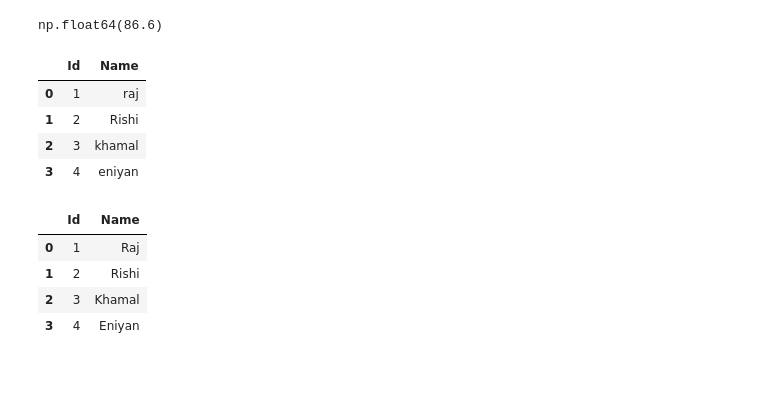
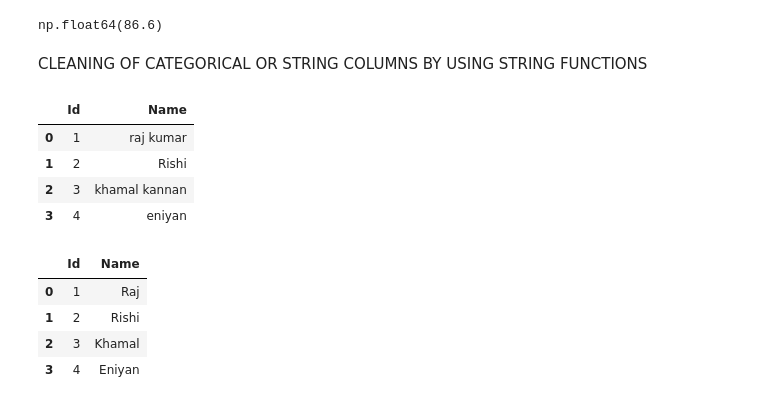
Before and after one commit to Nivetha1705/Practice-Data-Analytics, a Jupyter notebook: Python/Pandas(Travel dataset).ipynb, the cells around one changed output. Drawn from its saved outputs; the diff is of its cells as text; code cells hidden in the pictures; blank space fills up the shorter version.

```diff
--- a/Python/Pandas(Travel dataset).ipynb
+++ b/Python/Pandas(Travel dataset).ipynb
@@ -863,18 +863,21 @@ raju["Marks"].mean()
 # %% [output]
 86.6
 np.float64(86.6)
+# %% [markdown]
+CLEANING OF CATEGORICAL OR STRING COLUMNS BY USING STRING FUNCTIONS
 # %%
+import pandas as pd
 data1={
     "Id" : [1,2,3,4],
-    "Name" : ["raj", "  Rishi", "khamal   ", " eniyan"]
+    "Name" : ["   raj kumar", "  Rishi", "khamal kannan  ", " eniyan"]
 }
 df1=pd.DataFrame(data1)
 df1
 # %% [output]
 |  | Id | Name |
-| 0 | 1 | raj |
+| 0 | 1 | raj kumar |
 | 1 | 2 | Rishi |
-| 2 | 3 | khamal |
+| 2 | 3 | khamal kannan |
 | 3 | 4 | eniyan |
 # %%
 df1["Name"]=df1["Name"].str.strip()
```
Also changed, not shown: parts of 9 cells of this notebook, 1 other file.
